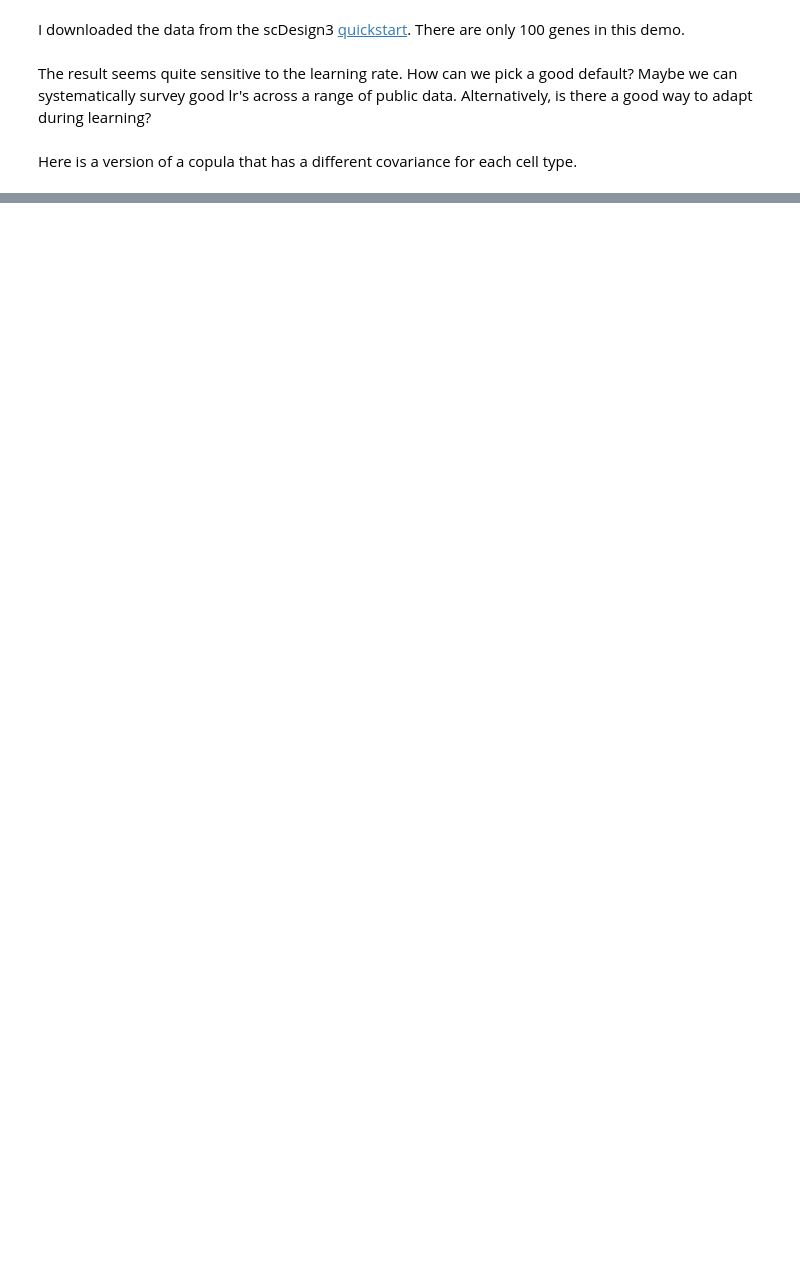
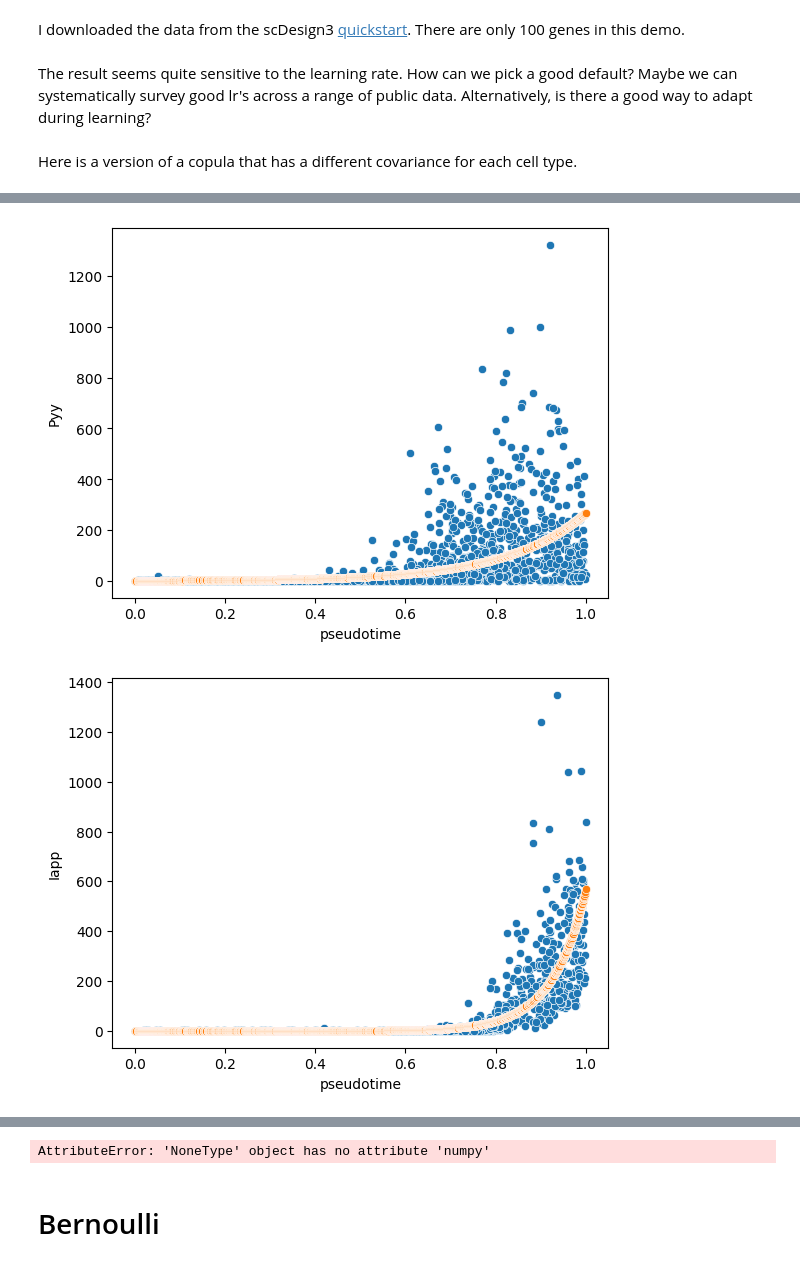
Before and after one commit to krisrs1128/scDesigner, a Jupyter notebook: examples/quickstart.ipynb, the cells around one changed output, grey strips where cells are left out. Drawn from its saved outputs; the diff is of its cells as text; code cells hidden in the pictures; blank space fills up the shorter version.

Commit message:
added Poisson & Bernoulli demo

```diff
--- a/examples/quickstart.ipynb
+++ b/examples/quickstart.ipynb
@@ -90,0 +95,12 @@ sim.sample()
+# %%
+import os
+import requests
+
+save_path = "../../data/example_sce.h5ad"
+if not os.path.exists(save_path):
+    response = requests.get("https://go.wisc.edu/69435h")
+    with open(save_path, "wb") as f:
+        f.write(response.content)
+
+example_sce = anndata.read_h5ad(save_path)
+example_sce
@@ -90,0 +115,6 @@ sim.sample()
+# %%
+import numpy as np
+
+example_sce.X = example_sce.X.toarray().astype(np.float32)
+sim = scdesigner(example_sce, Poisson("~ pseudotime"), max_epochs=10, lr=0.1) # set low learning rate
+sim
@@ -90,0 +141,23 @@ sim.sample()
+# %%
+import seaborn as sns
+import matplotlib.pyplot as plt
+import pandas as pd
+
+# plotting mean
+def plot_gene(sim, example_sce, ix=0):
+    # get predictions
+    gene = example_sce.var_names[ix]
+    y_hat = sim.predict(example_sce.obs)["mu"]
+    y_hat["pseudotime"] = example_sce.obs["pseudotime"].values
+
+    # plot
+    y_hat = y_hat.sort_values(by="pseudotime")
+    sns.scatterplot(x="pseudotime", y=gene, data={"pseudotime": example_sce.obs["pseudotime"], gene: example_sce.X[:, ix]})
+    sns.scatterplot(x="pseudotime", y=gene, data=y_hat)
+
+for i in range(5):
+    plot_gene(sim, example_sce, i)
+    plt.show()
+# %% [output]
+[figure, added]
+[figure, added]
@@ -90,0 +167,21 @@ sim.sample()
+# %%
+import altair as alt
+import pandas as pd
+
+# plotting correlation of simulated data
+sampled = sim.sample()
+X = pd.DataFrame(np.log(1 + sampled.X), columns=sampled.var_names)
+#X = pd.DataFrame(np.log(1 + example_sce.X), columns=example_sce.var_names)
+
+sampled_subset = pd.concat([X.iloc[:, :5], sampled.obs], axis=1)
+alt.Chart(sampled_subset).mark_circle(opacity=1, size=1).encode(
+    alt.X(alt.repeat("column"), type='quantitative'),
+    alt.Y(alt.repeat("row"), type='quantitative')
+).properties(width=40, height=40).repeat(
+    row=sampled_subset.columns[:5],
+    column=sampled_subset.columns[:5]
+).configure_axis(labelFontSize=9, titleFontSize=9)
+# %% [output]
+AttributeError: 'NoneType' object has no attribute 'numpy'
+# %% [markdown]
+# Bernoulli
```
Also changed, not shown: parts of 10 cells of this notebook.
